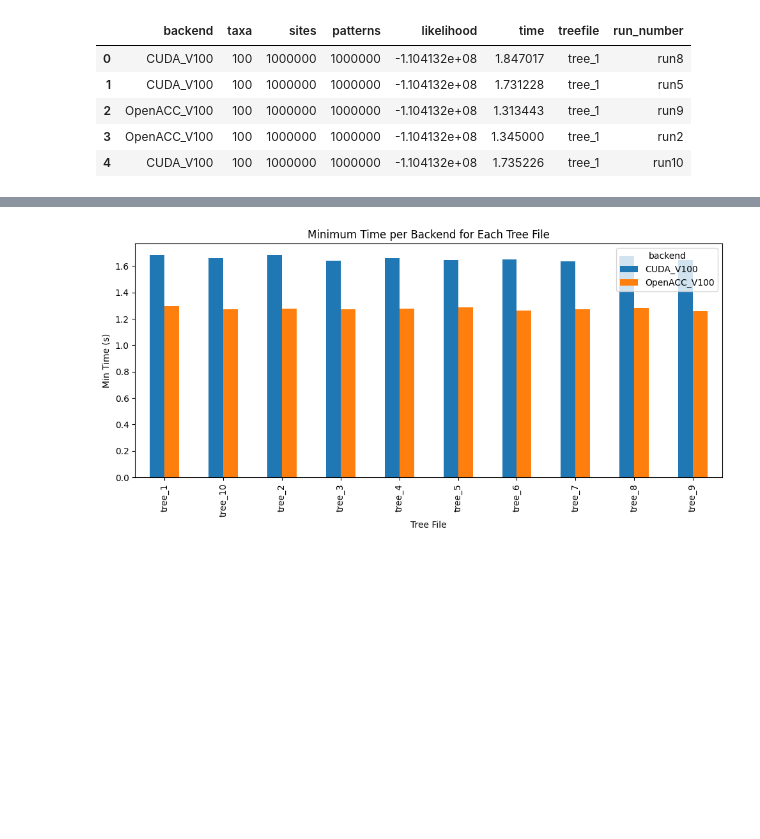
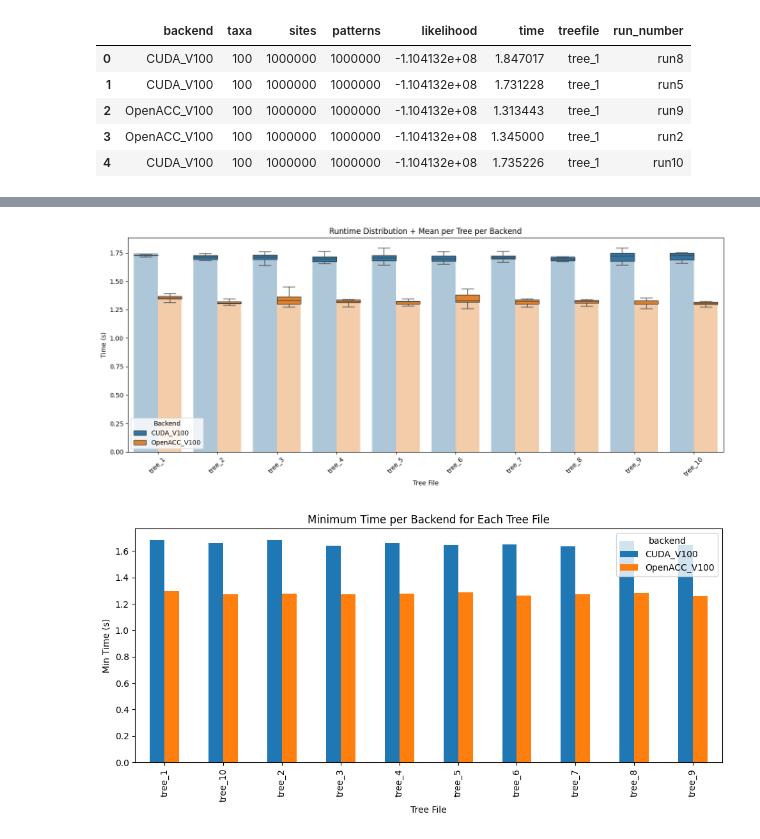
Before and after one commit to Hashara/poc-gpu-likelihood-calculation_analysis, a Jupyter notebook: 2026_02_17_100taxa_1M/100taxa_diff_trees_1M_sites.ipynb, the cells around one changed output, grey strips where cells are left out. Saved outputs shown, nothing was run; the diff lists cells and outputs as text; code cells hidden in the pictures; blank space fills up the shorter version.

```diff
--- a/2026_02_17_100taxa_1M/100taxa_diff_trees_1M_sites.ipynb
+++ b/2026_02_17_100taxa_1M/100taxa_diff_trees_1M_sites.ipynb
@@ -205,3 +369,7 @@ df.head()
+# %%
+plot_bar_with_box(df)
+# %% [output]
+[figure, added]
 # %%
 def plot_min_time_per_backend(df, logy=False, path=""):
     groups = df.groupby(['treefile', 'backend'])
```
Also changed, not shown: parts of 7 cells of this notebook, 2 other files.
